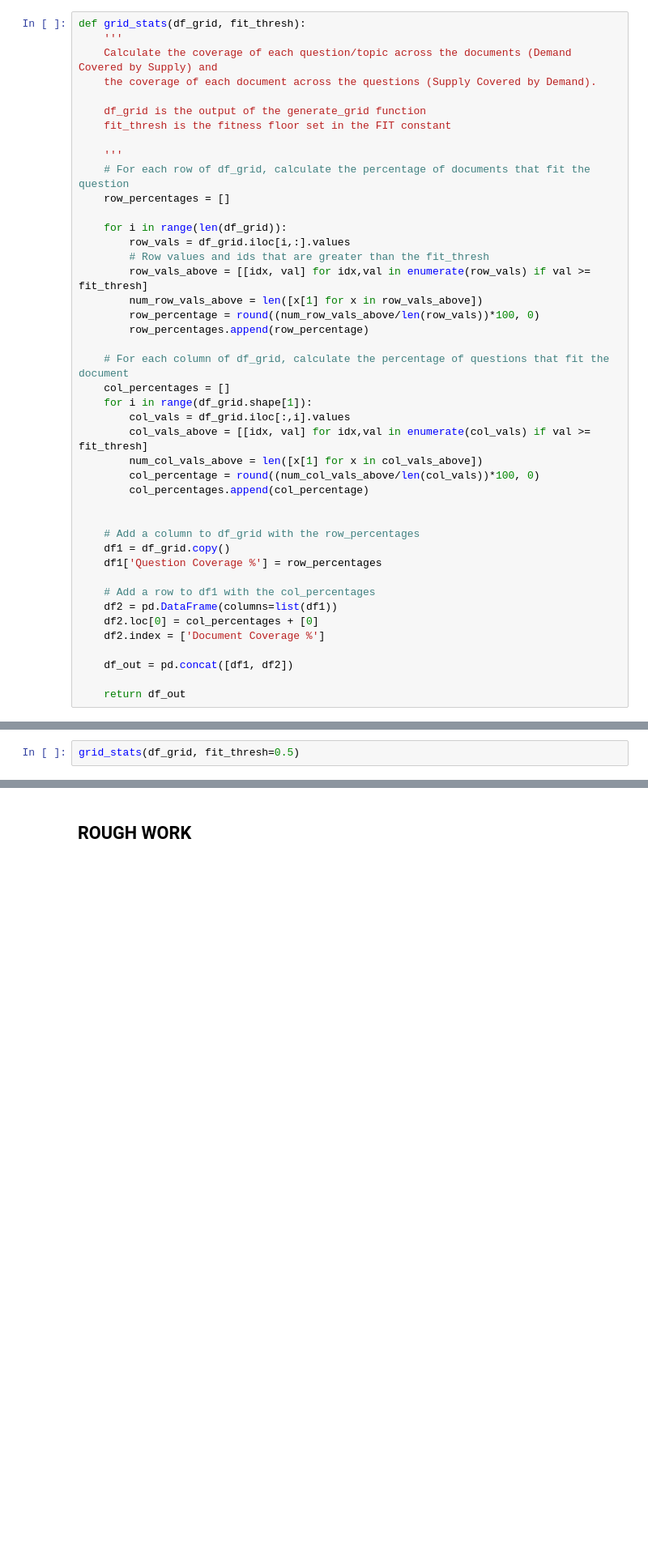
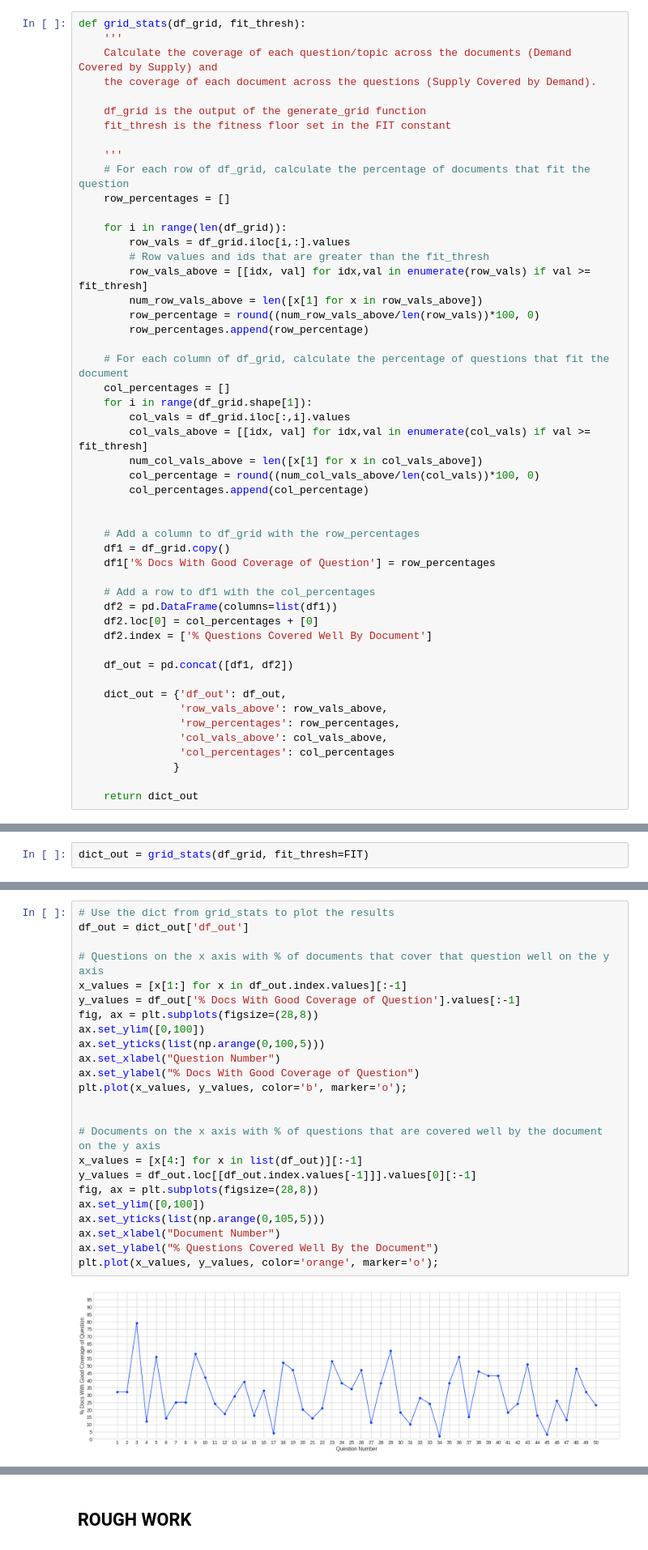
Before and after one commit to jsub10/TopicFramework, a Jupyter notebook: code/topic-grid.ipynb, the cells around one changed output, grey strips where cells are left out. Shown at 81% size. Saved outputs shown, nothing was run; the diff lists cells and outputs as text; blank space fills up the shorter version.

Commit message:
add coverage plots

```diff
--- a/code/topic-grid.ipynb
+++ b/code/topic-grid.ipynb
@@ -106,13 +117,20 @@ def grid_stats(df_grid, fit_thresh):
 
     # Add a column to df_grid with the row_percentages
     df1 = df_grid.copy()
-    df1['Question Coverage %'] = row_percentages
+    df1['% Docs With Good Coverage of Question'] = row_percentages
 
     # Add a row to df1 with the col_percentages
     df2 = pd.DataFrame(columns=list(df1))
     df2.loc[0] = col_percentages + [0]
-    df2.index = ['Document Coverage %']
+    df2.index = ['% Questions Covered Well By Document']
 
     df_out = pd.concat([df1, df2])
 
-    return df_out
+    dict_out = {'df_out': df_out,
+                'row_vals_above': row_vals_above,
+                'row_percentages': row_percentages,
+                'col_vals_above': col_vals_above,
+                'col_percentages': col_percentages
+               }
+
+    return dict_out
@@ -119,2 +157,2 @@ def grid_stats(df_grid, fit_thresh):
 # %%
-grid_stats(df_grid, fit_thresh=0.5)
+dict_out = grid_stats(df_grid, fit_thresh=FIT)
@@ -156,0 +179,26 @@ plt.plot(x_values, y_values, color='b', marker='o')
+# %%
+# Use the dict from grid_stats to plot the results
+df_out = dict_out['df_out']
+
+# Questions on the x axis with % of documents that cover that question well on the y axis
+x_values = [x[1:] for x in df_out.index.values][:-1]
+y_values = df_out['% Docs With Good Coverage of Question'].values[:-1]
+fig, ax = plt.subplots(figsize=(28,8))
+ax.set_ylim([0,100])
+ax.set_yticks(list(np.arange(0,100,5)))
+ax.set_xlabel("Question Number")
+ax.set_ylabel("% Docs With Good Coverage of Question")
+plt.plot(x_values, y_values, color='b', marker='o');
+
+
+# Documents on the x axis with % of questions that are covered well by the document on the y axis
+x_values = [x[4:] for x in list(df_out)][:-1]
+y_values = df_out.loc[[df_out.index.values[-1]]].values[0][:-1]
+fig, ax = plt.subplots(figsize=(28,8))
+ax.set_ylim([0,100])
+ax.set_yticks(list(np.arange(0,105,5)))
+ax.set_xlabel("Document Number")
+ax.set_ylabel("% Questions Covered Well By the Document")
+plt.plot(x_values, y_values, color='orange', marker='o');
+# %% [output]
+[figure, added]
```
Also changed, not shown: parts of 13 cells of this notebook.
